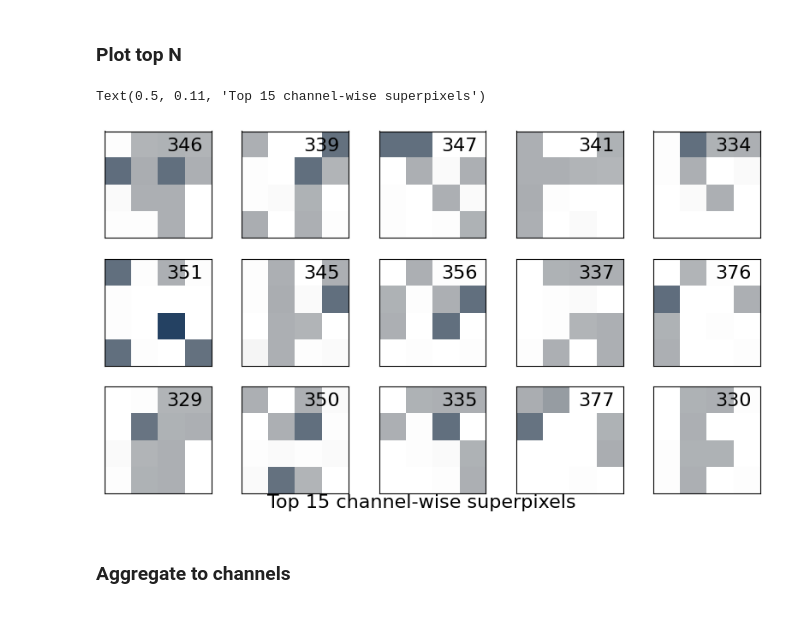
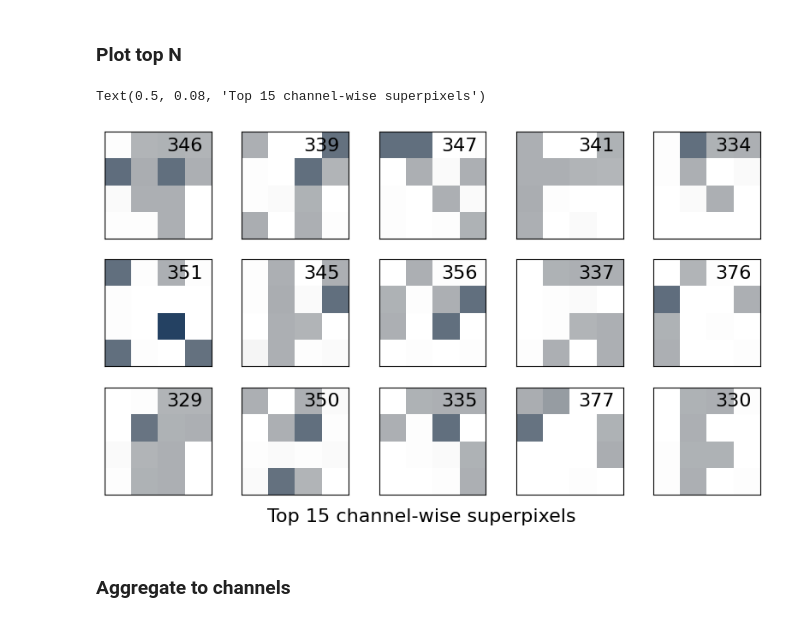
Before and after one commit to conrad-blucher-institute/FogNet, a Jupyter notebook: inference/XAI/FogNet_XAI_Analysis.ipynb, the cells around one changed output. Cells and saved outputs as stored; diff of their text form; code cells hidden in the pictures.

```diff
--- a/inference/XAI/FogNet_XAI_Analysis.ipynb
+++ b/inference/XAI/FogNet_XAI_Analysis.ipynb
@@ -250,39 +250,36 @@ nPlots = 15
 
 # Sum superpixels within each channel
 cw_channels = np.sum(cwpfi, axis=(0, 1))
 # Rank by sum, get the sorted indices
 ranked_idx = np.argsort(cw_channels)[::-1]
 # Get just the top N ranked indices
 top_idx = ranked_idx[:nPlots]
 
 # Grab the top N ranked channels
 top_cwpfi = cwpfi[:,:,top_idx]
 
 # Plot
 fig, axs = plt.subplots(3, 5, figsize=(10, 5.5))
 
 vmax = np.max(cwpfi)
 vmin = np.min(cwpfi)
 
 cmap = clr.LinearSegmentedColormap.from_list('custom blue', [(0, 0, 0, 0), '#244162'], N=256)
 
 idx = 0
 for i in range(len(axs[0])):
   for j in range(len(axs)):
     im = axs[j, i].imshow(top_cwpfi[:,:,idx], cmap=cmap, vmax=vmax, vmin=vmin)
     axs[j, i].set_xticks([])
     axs[j, i].set_yticks([])
     axs[j, i].invert_yaxis()
     axs[j, i].set_xlabel(str(top_idx[idx]), x=0.75, labelpad=-85)
     idx += 1
 
-fig.suptitle("Top {} channel-wise superpixels".format(nPlots), y=0.11, size="medium")
-
-# Write
-# plt.savefig(url_data + outfile_cwsp_cwsp)
+fig.suptitle("Top {} channel-wise superpixels".format(nPlots), y=0.08, size="medium")
 # %% [output]
-Text(0.5, 0.11, 'Top 15 channel-wise superpixels')
+Text(0.5, 0.08, 'Top 15 channel-wise superpixels')
-[figure, old version]
+[figure, new version]
 # %% [markdown]
 ### Aggregate to channels
 # %%
```
Also changed, not shown: parts of 4 cells of this notebook.
